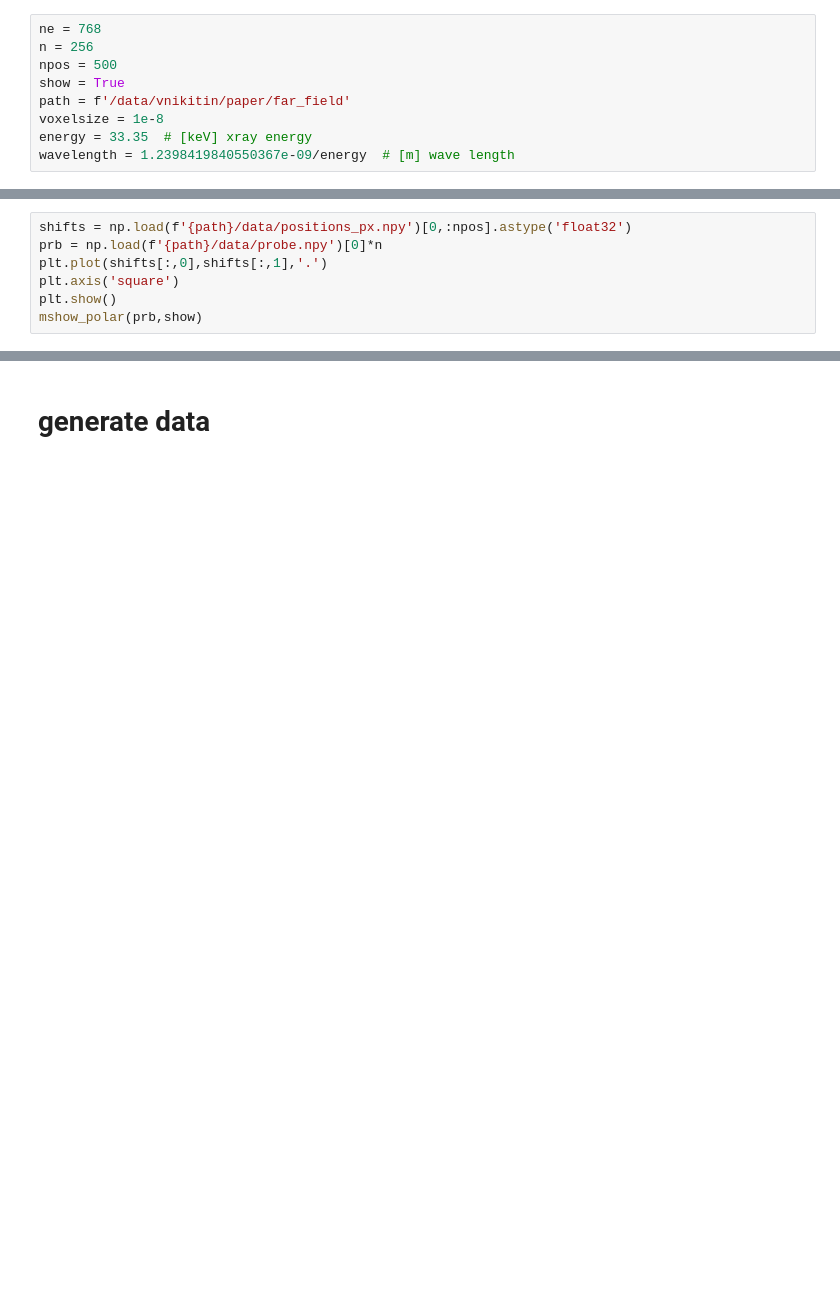
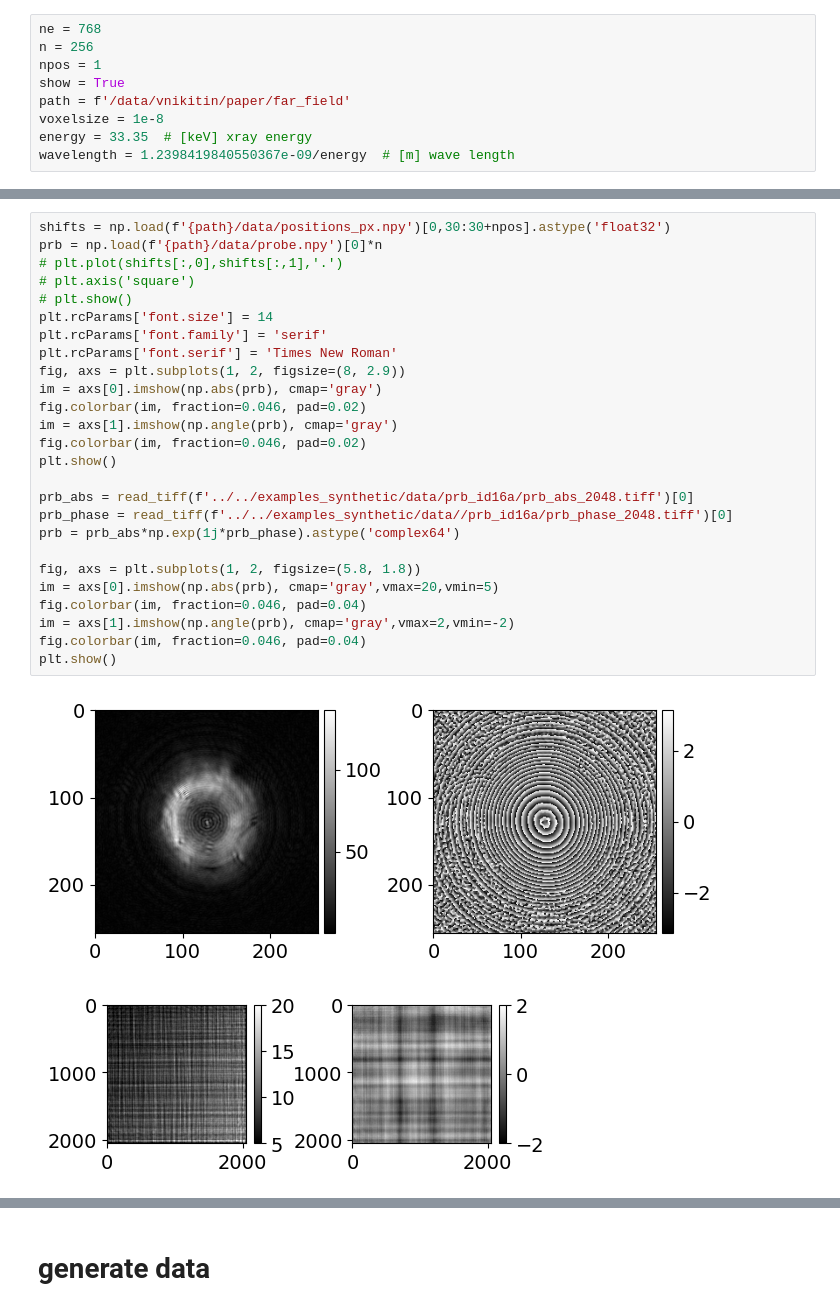
Before and after one commit to nikitinvv/holotomocupy, a Jupyter notebook: paper/far_field/gen_data.ipynb, the cells around one changed output, grey strips where cells are left out. Saved outputs shown, nothing was run; the diff lists cells and outputs as text; blank space fills up the shorter version.

```diff
--- a/paper/far_field/gen_data.ipynb
+++ b/paper/far_field/gen_data.ipynb
@@ -7,7 +10,7 @@ from holotomocupy.utils import *
 # %%
 ne = 768
 n = 256
-npos = 500
+npos = 1
 show = True
 path = f'/data/vnikitin/paper/far_field'
 voxelsize = 1e-8
@@ -64,10 +70,32 @@ fig.colorbar(im)
-# %%
-shifts = np.load(f'{path}/data/positions_px.npy')[0,:npos].astype('float32')
-prb = np.load(f'{path}/data/probe.npy')[0]*n
-plt.plot(shifts[:,0],shifts[:,1],'.')
-plt.axis('square')
-plt.show()
-mshow_polar(prb,show)
+# %%
+shifts = np.load(f'{path}/data/positions_px.npy')[0,30:30+npos].astype('float32')
+prb = np.load(f'{path}/data/probe.npy')[0]*n
+# plt.plot(shifts[:,0],shifts[:,1],'.')
+# plt.axis('square')
+# plt.show()
+plt.rcParams['font.size'] = 14
+plt.rcParams['font.family'] = 'serif'
+plt.rcParams['font.serif'] = 'Times New Roman'
+fig, axs = plt.subplots(1, 2, figsize=(8, 2.9))
+im = axs[0].imshow(np.abs(prb), cmap='gray')
+fig.colorbar(im, fraction=0.046, pad=0.02)
+im = axs[1].imshow(np.angle(prb), cmap='gray')
+fig.colorbar(im, fraction=0.046, pad=0.02)
+plt.show()
+
+prb_abs = read_tiff(f'../../examples_synthetic/data/prb_id16a/prb_abs_2048.tiff')[0]
+prb_phase = read_tiff(f'../../examples_synthetic/data//prb_id16a/prb_phase_2048.tiff')[0]
+prb = prb_abs*np.exp(1j*prb_phase).astype('complex64')
+
+fig, axs = plt.subplots(1, 2, figsize=(5.8, 1.8))
+im = axs[0].imshow(np.abs(prb), cmap='gray',vmax=20,vmin=5)
+fig.colorbar(im, fraction=0.046, pad=0.04)
+im = axs[1].imshow(np.angle(prb), cmap='gray',vmax=2,vmin=-2)
+fig.colorbar(im, fraction=0.046, pad=0.04)
+plt.show()
+# %% [output]
+[figure, added]
+[figure, added]
 # %%
 extra = 8
 
```
Also changed, not shown: parts of 4 cells of this notebook, 33 other files.
